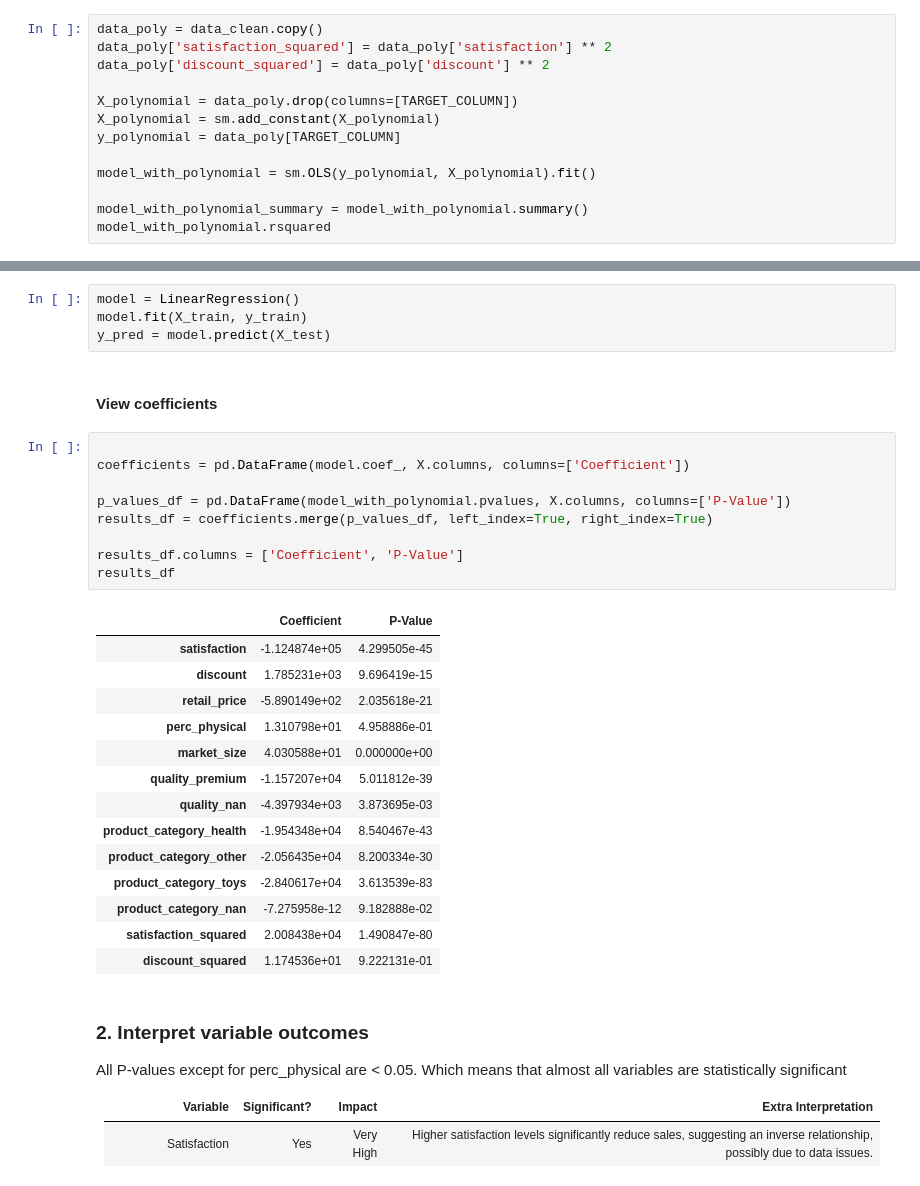
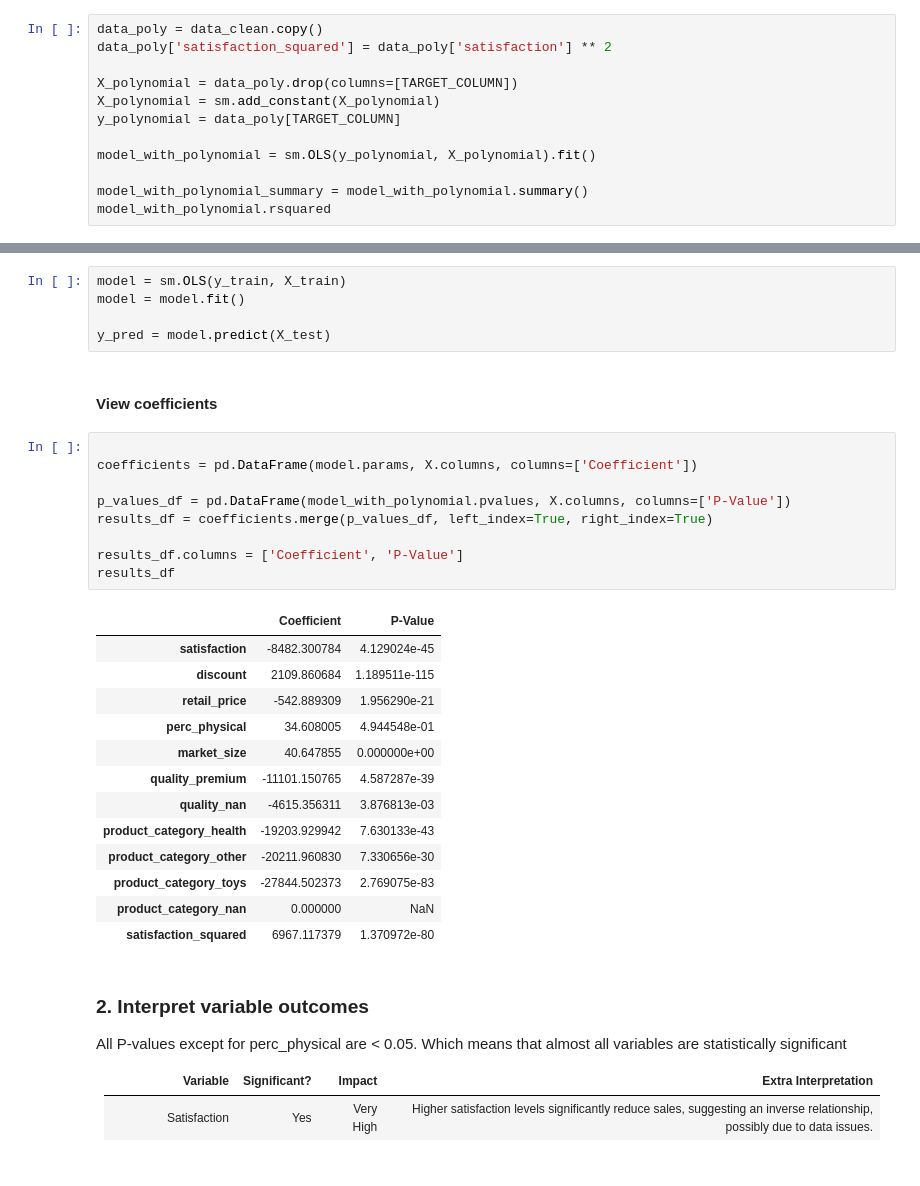
Before and after one commit to ScorchChamp/modelling-assignment, a Jupyter notebook: Modelling Assignment.ipynb, the cells around one changed output, grey strips where cells are left out. Cells and saved outputs as stored; diff of their text form.

```diff
--- a/Modelling Assignment.ipynb
+++ b/Modelling Assignment.ipynb
@@ -259,7 +269,6 @@ r2
 # %%
 data_poly = data_clean.copy()
 data_poly['satisfaction_squared'] = data_poly['satisfaction'] ** 2
-data_poly['discount_squared'] = data_poly['discount'] ** 2
 
 X_polynomial = data_poly.drop(columns=[TARGET_COLUMN])
 X_polynomial = sm.add_constant(X_polynomial)
@@ -299,35 +308,35 @@ X_train, X_test, y_train, y_test = train_test_split(X, y, test_size=0.2, random_
 # %% [markdown]
 #### Fit model & Predict
 # %%
-model = LinearRegression()
-model.fit(X_train, y_train)
+model = sm.OLS(y_train, X_train)
+model = model.fit()
+
 y_pred = model.predict(X_test)
 # %% [markdown]
 #### View coefficients
 # %%
 
-coefficients = pd.DataFrame(model.coef_, X.columns, columns=['Coefficient'])
+coefficients = pd.DataFrame(model.params, X.columns, columns=['Coefficient'])
 
 p_values_df = pd.DataFrame(model_with_polynomial.pvalues, X.columns, columns=['P-Value'])
 results_df = coefficients.merge(p_values_df, left_index=True, right_index=True)
 
 results_df.columns = ['Coefficient', 'P-Value']
 results_df
 # %% [output]
 |  | Coefficient | P-Value |
-| satisfaction | -1.124874e+05 | 4.299505e-45 |
-| discount | 1.785231e+03 | 9.696419e-15 |
-| retail_price | -5.890149e+02 | 2.035618e-21 |
-| perc_physical | 1.310798e+01 | 4.958886e-01 |
-| market_size | 4.030588e+01 | 0.000000e+00 |
-| quality_premium | -1.157207e+04 | 5.011812e-39 |
-| quality_nan | -4.397934e+03 | 3.873695e-03 |
-| product_category_health | -1.954348e+04 | 8.540467e-43 |
-| product_category_other | -2.056435e+04 | 8.200334e-30 |
-| product_category_toys | -2.840617e+04 | 3.613539e-83 |
-| product_category_nan | -7.275958e-12 | 9.182888e-02 |
-| satisfaction_squared | 2.008438e+04 | 1.490847e-80 |
-| discount_squared | 1.174536e+01 | 9.222131e-01 |
+| satisfaction | -8482.300784 | 4.129024e-45 |
+| discount | 2109.860684 | 1.189511e-115 |
+| retail_price | -542.889309 | 1.956290e-21 |
+| perc_physical | 34.608005 | 4.944548e-01 |
+| market_size | 40.647855 | 0.000000e+00 |
+| quality_premium | -11101.150765 | 4.587287e-39 |
+| quality_nan | -4615.356311 | 3.876813e-03 |
+| product_category_health | -19203.929942 | 7.630133e-43 |
+| product_category_other | -20211.960830 | 7.330656e-30 |
+| product_category_toys | -27844.502373 | 2.769075e-83 |
+| product_category_nan | 0.000000 | NaN |
+| satisfaction_squared | 6967.117379 | 1.370972e-80 |
 # %% [markdown]
 ### 2. Interpret variable outcomes
 All P-values except for perc_physical are < 0.05. Which means that almost all variables are statistically significant
```
Also changed, not shown: parts of 15 cells of this notebook, 1 other file.
